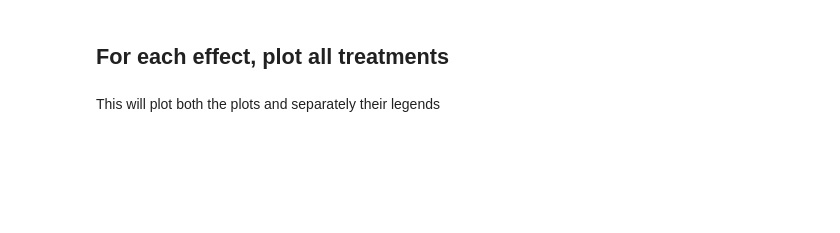
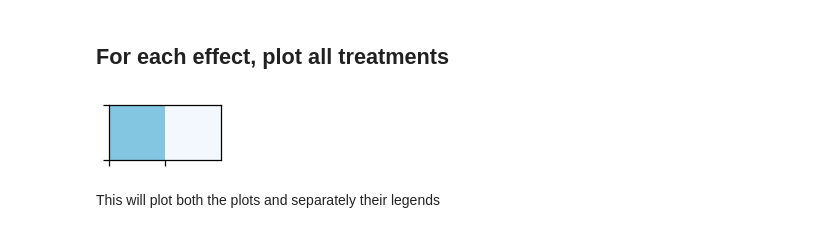
Before and after one commit to rusucosmin/dv, a Jupyter notebook: notebooks/prototype_plots.ipynb, the cells around one changed output. Cells and saved outputs as stored; diff of their text form; code cells hidden in the pictures; blank space fills up the shorter version.

```diff
--- a/notebooks/prototype_plots.ipynb
+++ b/notebooks/prototype_plots.ipynb
@@ -80,6 +102,15 @@ treatments = [
 ]
 # %% [markdown]
 ## For each effect, plot all treatments
+# %%
+sig_palette = [
+    sns.color_palette('muted')[-1], # blue
+    (0.91, 0.95, 1, 0.5)  # light
+]
+
+sns.palplot(sig_palette)
+# %% [output]
+[figure, added]
 # %%
 def plot_single_effect_all_treatments(effect, effect_label,
                                       query=None, palette=None,
```
Also changed, not shown: parts of 8 cells of this notebook, 12 other files.
